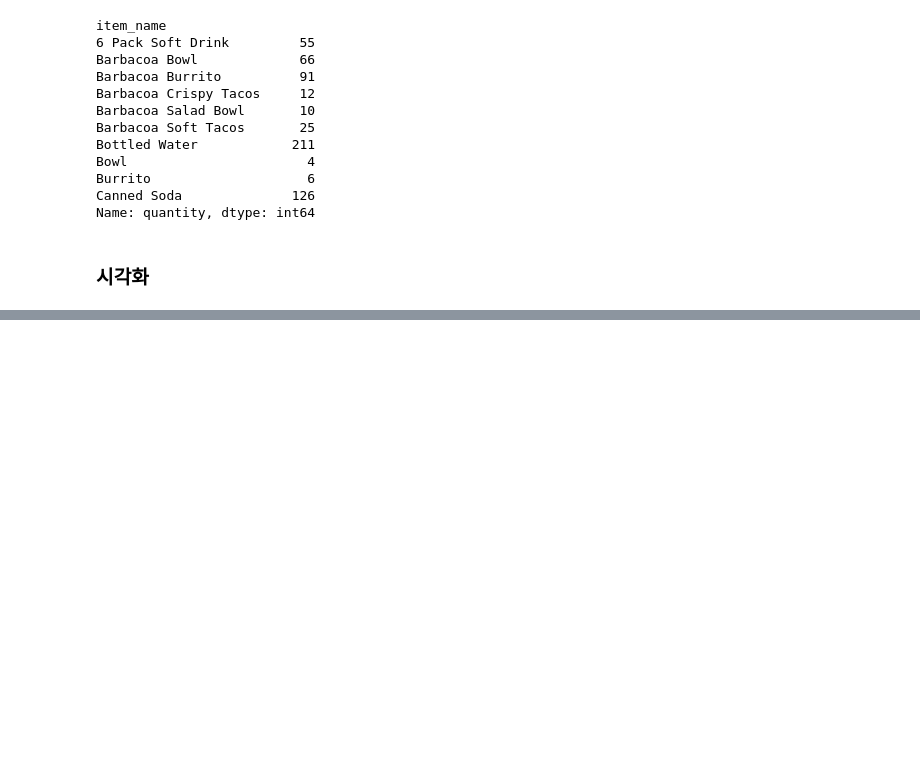
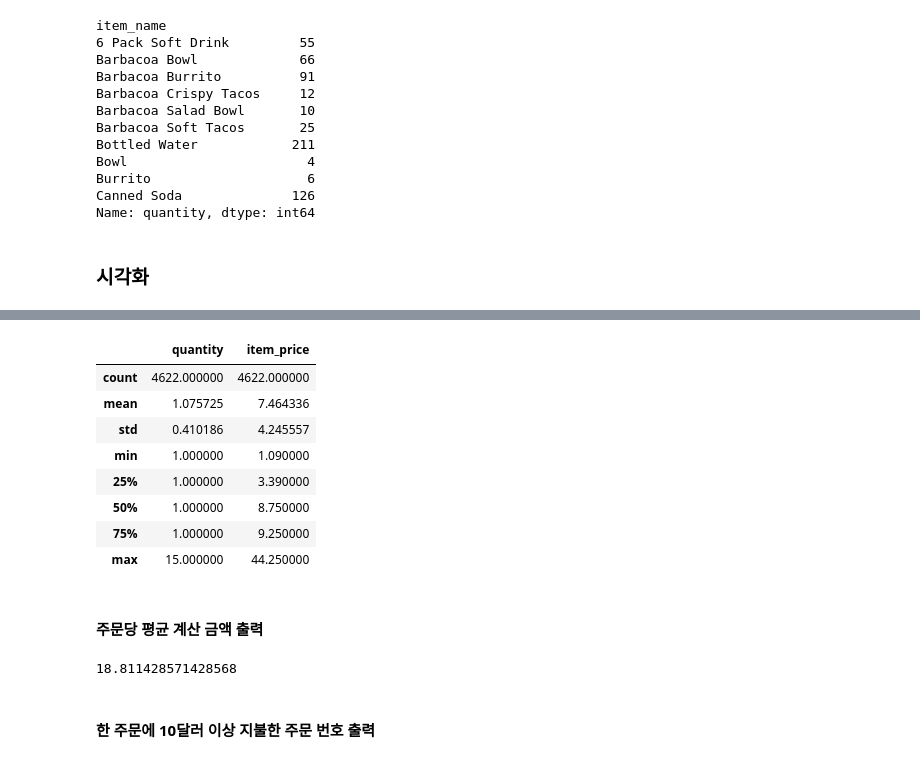
Before and after one commit to kitae104/New_Python, a Jupyter notebook: Data-Analysis/EDA/chipotle.ipynb, the cells around one changed output, grey strips where cells are left out. Drawn from its saved outputs; the diff is of its cells as text; code cells hidden in the pictures; blank space fills up the shorter version.

```diff
--- a/Data-Analysis/EDA/chipotle.ipynb
+++ b/Data-Analysis/EDA/chipotle.ipynb
@@ -157,0 +185,21 @@ plt.show()
+# %%
+chipo.item_price = chipo['item_price'].apply(lambda x: float(x[1:]))
+chipo.describe()
+# %% [output]
+|  | quantity | item_price |
+| count | 4622.000000 | 4622.000000 |
+| mean | 1.075725 | 7.464336 |
+| std | 0.410186 | 4.245557 |
+| min | 1.000000 | 1.090000 |
+| 25% | 1.000000 | 3.390000 |
+| 50% | 1.000000 | 8.750000 |
+| 75% | 1.000000 | 9.250000 |
+| max | 15.000000 | 44.250000 |
+# %% [markdown]
+#### 주문당 평균 계산 금액 출력
+# %%
+chipo.groupby('order_id')['item_price'].sum().mean()
+# %% [output]
+18.811428571428568
+# %% [markdown]
+#### 한 주문에 10달러 이상 지불한 주문 번호 출력
```
Also changed, not shown: parts of 15 cells of this notebook, 1 other file.
